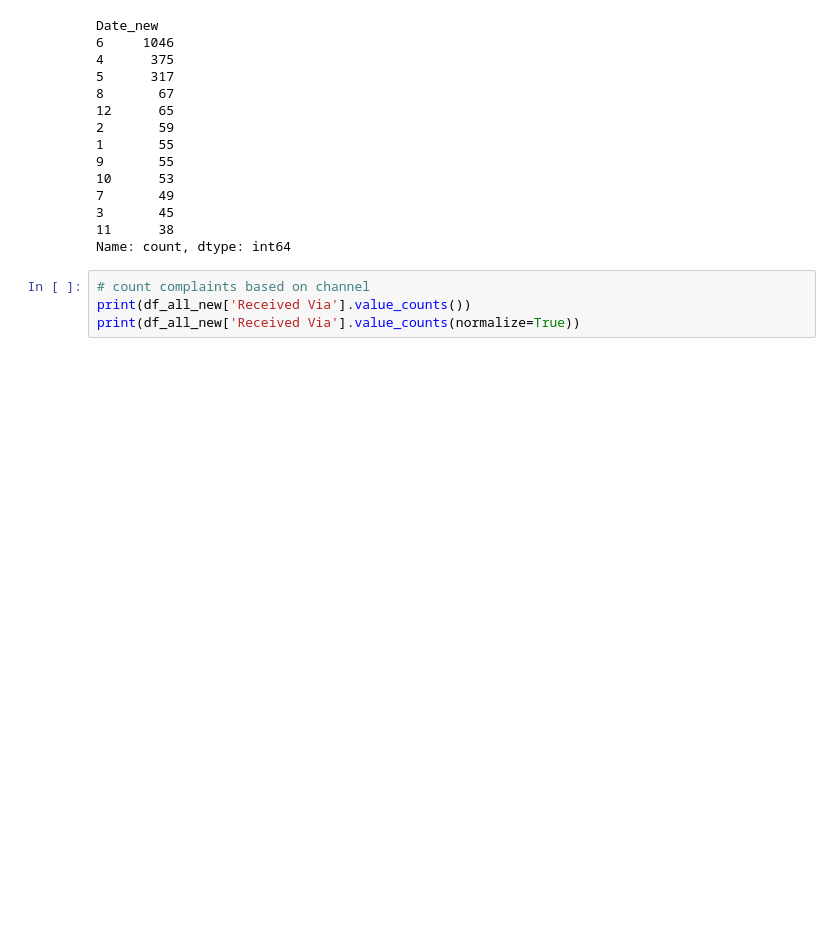
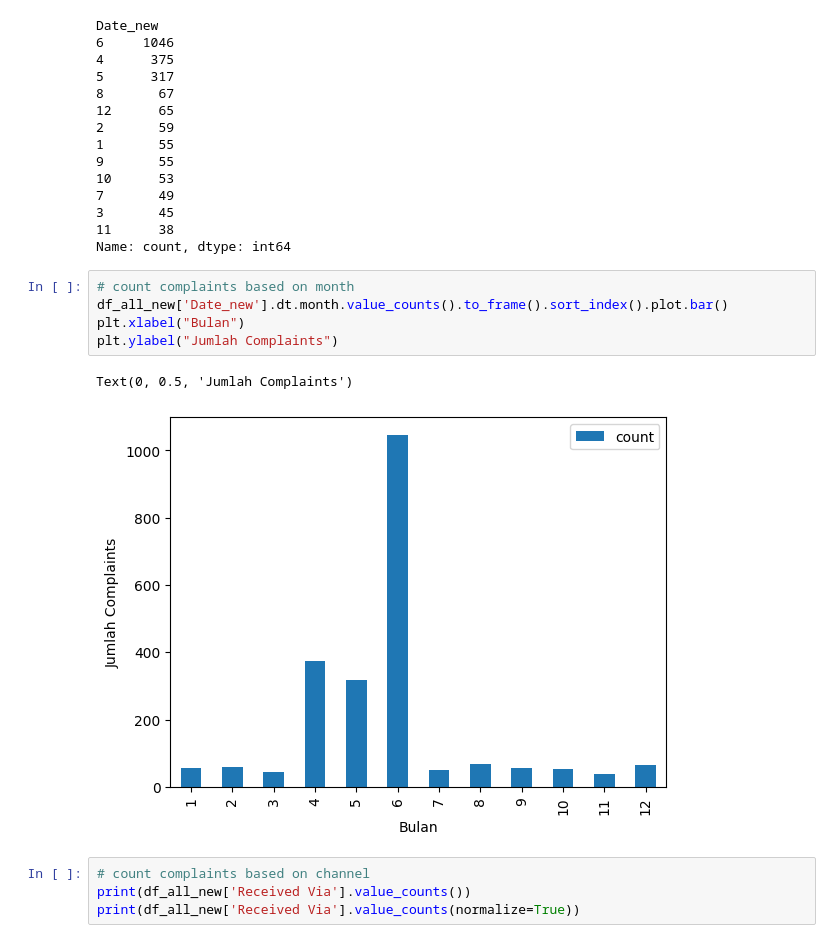
Before and after one commit to kurniadit/telecom_customer_complaints, a Jupyter notebook: analytics.ipynb, the cells around one changed output. Drawn from its saved outputs; the diff is of its cells as text; blank space fills up the shorter version.

```diff
--- a/analytics.ipynb
+++ b/analytics.ipynb
@@ -244,6 +238,14 @@ Date_new
 3       45
 11      38
 Name: count, dtype: int64
+# %%
+# count complaints based on month
+df_all_new['Date_new'].dt.month.value_counts().to_frame().sort_index().plot.bar()
+plt.xlabel("Bulan")
+plt.ylabel("Jumlah Complaints")
+# %% [output]
+Text(0, 0.5, 'Jumlah Complaints')
+[figure, added]
 # %%
 # count complaints based on channel
 print(df_all_new['Received Via'].value_counts())
```
Also changed, not shown: parts of 25 cells of this notebook.
